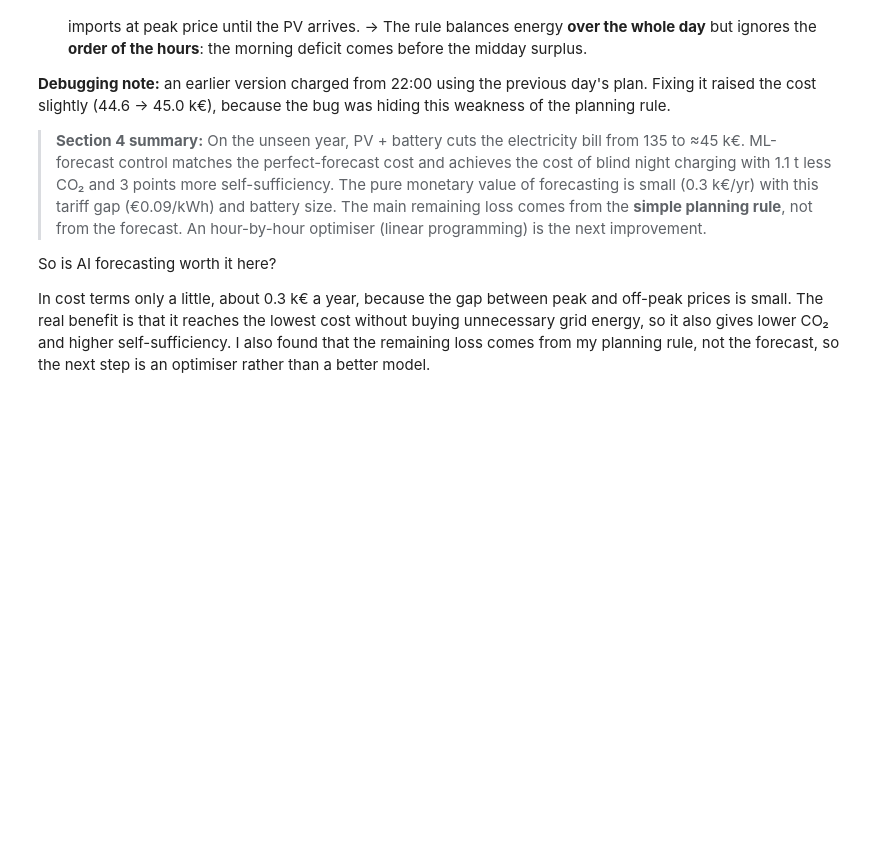
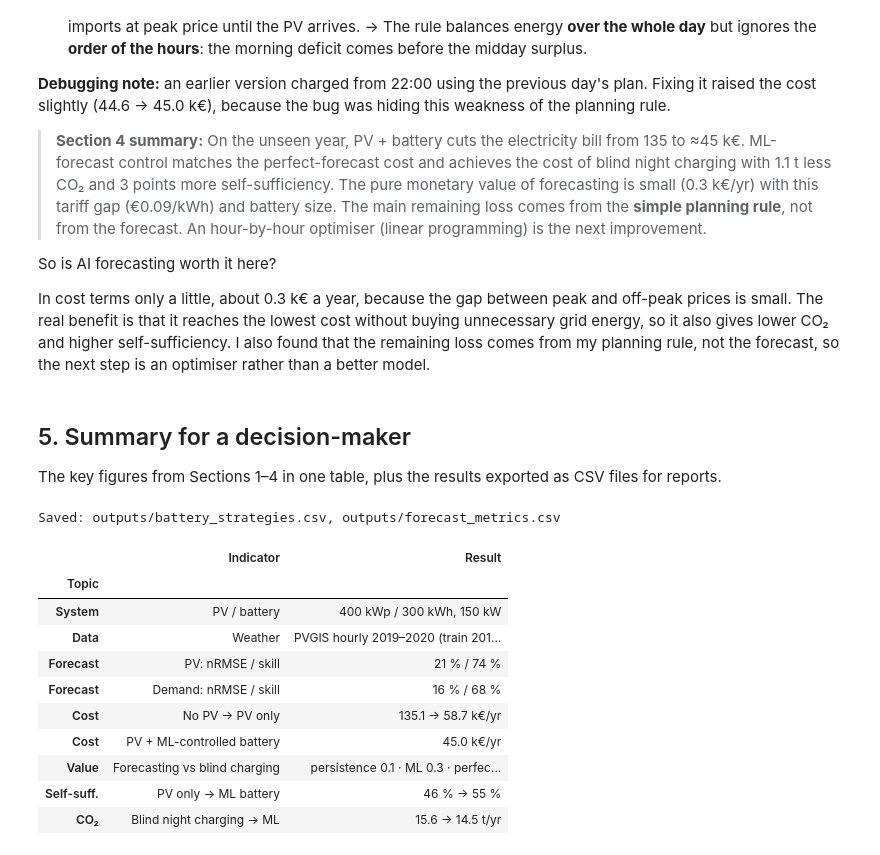
Before and after one commit to maduakordavid01-ui/solar-pv-python, a Jupyter notebook: 02_my_ai_forecasting.ipynb, the cells around one changed output. Saved outputs shown, nothing was run; the diff lists cells and outputs as text; code cells hidden in the pictures; blank space fills up the shorter version.

Commit message:
02_my_ai_forecasting.updt

```diff
--- a/02_my_ai_forecasting.ipynb
+++ b/02_my_ai_forecasting.ipynb
@@ -549,3 +549,44 @@ plt.tight_layout(); plt.show()
 So is AI forecasting worth it here?
 
 In cost terms only a little, about 0.3 k€ a year, because the gap between peak and off-peak prices is small. The real benefit is that it reaches the lowest cost without buying unnecessary grid energy, so it also gives lower CO₂ and higher self-sufficiency. I also found that the remaining loss comes from my planning rule, not the forecast, so the next step is an optimiser rather than a better model.
+# %% [markdown]
+## 5. Summary for a decision-maker
+The key figures from Sections 1–4 in one table, plus the results exported as CSV files for reports.
+# %%
+#key figures table + CSV export
+
+from pathlib import Path
+OUT = Path("outputs"); OUT.mkdir(exist_ok=True)          # create the folder if it doesn't exist
+
+r, c = results, results["Annual cost [k€]"]
+gb = metrics[metrics["Model"] == "Gradient boosting"].set_index("Forecast")
+
+key = pd.DataFrame([
+    ["System",       "PV / battery",                    f"{PV_KWP} kWp  /  {CAP:.0f} kWh, {PMAX:.0f} kW"],
+    ["Data",         "Weather",                         "PVGIS hourly 2019–2020 (train 2019, test 2020)"],
+    ["Forecast",     "PV: nRMSE / skill",               f"{gb.loc['PV', 'nRMSE [%]']:.0f} %  /  {skill['PV']:.0f} %"],
+    ["Forecast",     "Demand: nRMSE / skill",           f"{gb.loc['LOAD', 'nRMSE [%]']:.0f} %  /  {skill['LOAD']:.0f} %"],
+    ["Cost",         "No PV → PV only",                 f"{c.iloc[0]:.1f} → {c.iloc[1]:.1f} k€/yr"],
+    ["Cost",         "PV + ML-controlled battery",      f"{c['Battery: ML forecast']:.1f} k€/yr"],
+    ["Value",        "Forecasting vs blind charging",   f"persistence {gain['persistence']:.1f} · ML {gain['ML']:.1f} · perfect {gain['perfect']:.1f} k€/yr"],
+    ["Self-suff.",   "PV only → ML battery",            f"{r['Self-sufficiency [%]'].iloc[1]:.0f} % → {r.loc['Battery: ML forecast', 'Self-sufficiency [%]']:.0f} %"],
+    ["CO₂",          "Blind night charging → ML",       f"{r.loc['Battery: always fill at night', 'CO2 [t]']:.1f} → {r.loc['Battery: ML forecast', 'CO2 [t]']:.1f} t/yr"],
+], columns=["Topic", "Indicator", "Result"])
+
+results.round(2).to_csv(OUT / "battery_strategies.csv")
+metrics.round(2).to_csv(OUT / "forecast_metrics.csv", index=False)
+print("Saved: outputs/battery_strategies.csv, outputs/forecast_metrics.csv")
+key.set_index("Topic")
+# %% [output]
+Saved: outputs/battery_strategies.csv, outputs/forecast_metrics.csv
+|  | Indicator | Result |
+| Topic |  |  |
+| System | PV / battery | 400 kWp / 300 kWh, 150 kW |
+| Data | Weather | PVGIS hourly 2019–2020 (train 201... |
+| Forecast | PV: nRMSE / skill | 21 % / 74 % |
+| Forecast | Demand: nRMSE / skill | 16 % / 68 % |
+| Cost | No PV → PV only | 135.1 → 58.7 k€/yr |
+| Cost | PV + ML-controlled battery | 45.0 k€/yr |
+| Value | Forecasting vs blind charging | persistence 0.1 · ML 0.3 · perfec... |
+| Self-suff. | PV only → ML battery | 46 % → 55 % |
+| CO₂ | Blind night charging → ML | 15.6 → 14.5 t/yr |
```
Also changed, not shown: parts of 1 cell of this notebook.
